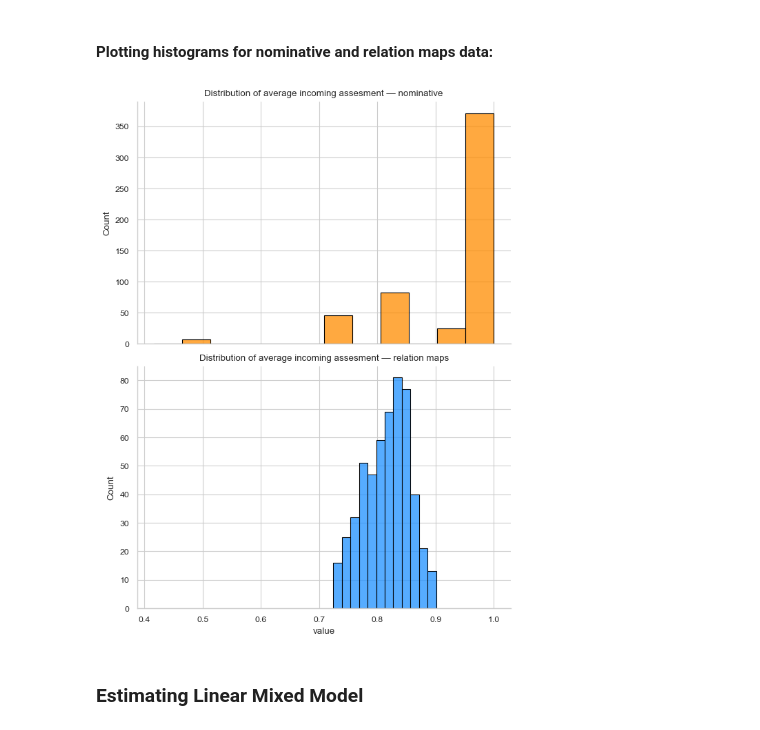
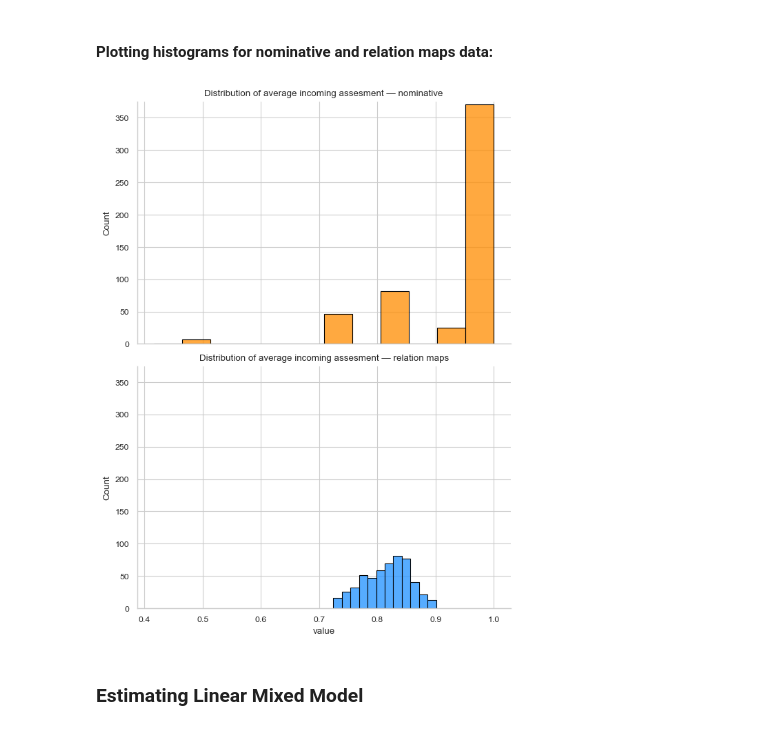
Before and after one commit to marcindahlen/Antarctica_research_2020, a Jupyter notebook: notebook.ipynb, the cells around one changed output. Cells and saved outputs as stored; diff of their text form; code cells hidden in the pictures.

Commit message:
evenly scaled comparative histogram

```diff
--- a/notebook.ipynb
+++ b/notebook.ipynb
@@ -413,34 +413,35 @@ seaborn.histplot(
     bins=12,
     color="darkorange",
     edgecolor="black",
     ax=axes[0]
 )
 axes[0].set(
     title="Distribution of average incoming assesment — nominative",
     ylabel="Count"
 )
 
 seaborn.histplot(
     data=quant_data,
     x="value",
     bins=12,
     color="dodgerblue",
     edgecolor="black",
     ax=axes[1]
 )
 axes[1].set(
     title="Distribution of average incoming assesment — relation maps",
     xlabel="value",
     ylabel="Count"
 )
 
 for ax in axes:
+    ax.set_ylim(0, 375)
     ax.spines["right"].set_visible(False)
     ax.spines["top"].set_visible(False)
 
 matplotlib.pyplot.show()
 # %% [output]
-[figure, old version]
+[figure, new version]
 # %% [markdown]
 ### Estimating Linear Mixed Model
 # %%
```
